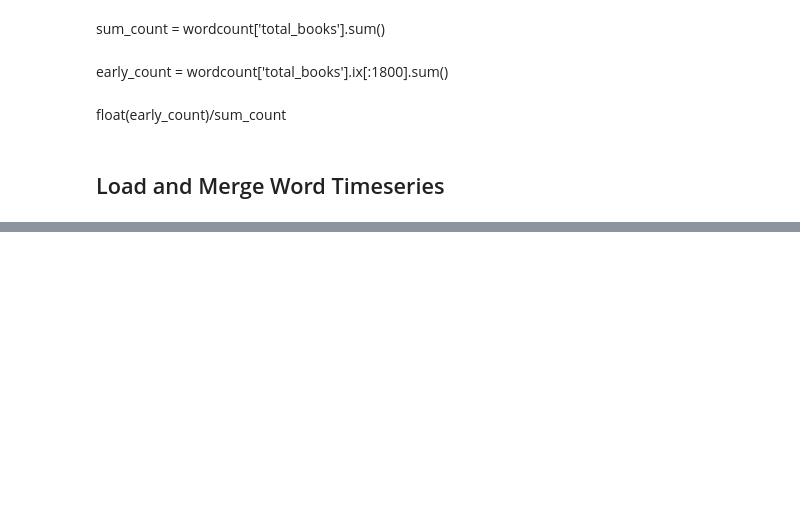
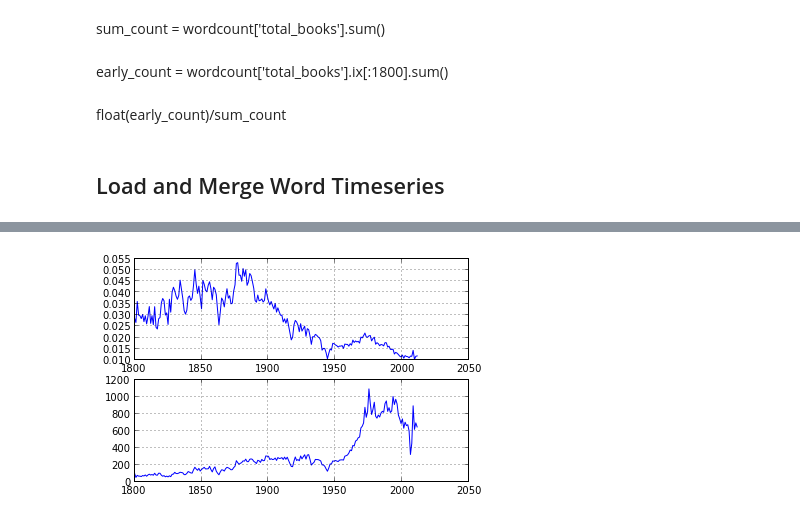
Before and after one commit to ahane/i290-project, a Jupyter notebook: Word_Timeseries_DataFrame.ipynb, the cells around one changed output, grey strips where cells are left out. Drawn from its saved outputs; the diff is of its cells as text; code cells hidden in the pictures; blank space fills up the shorter version.

```diff
--- a/Word_Timeseries_DataFrame.ipynb
+++ b/Word_Timeseries_DataFrame.ipynb
@@ -99,0 +150,4 @@ allwordcounts_df['book'].plot()
+# %%
+plot_abs_and_rel('history')
+# %% [output]
+[figure, added]
```
Also changed, not shown: parts of 20 cells of this notebook, 5 other files.
